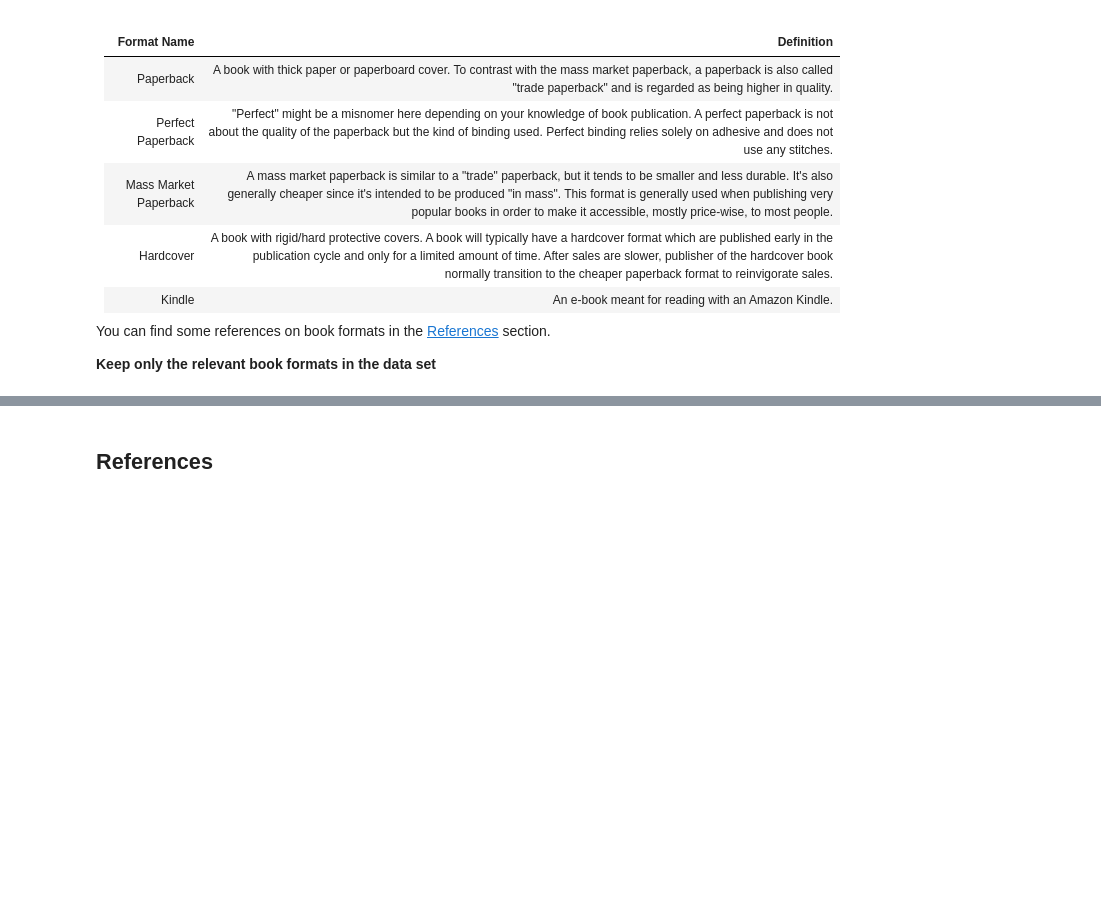
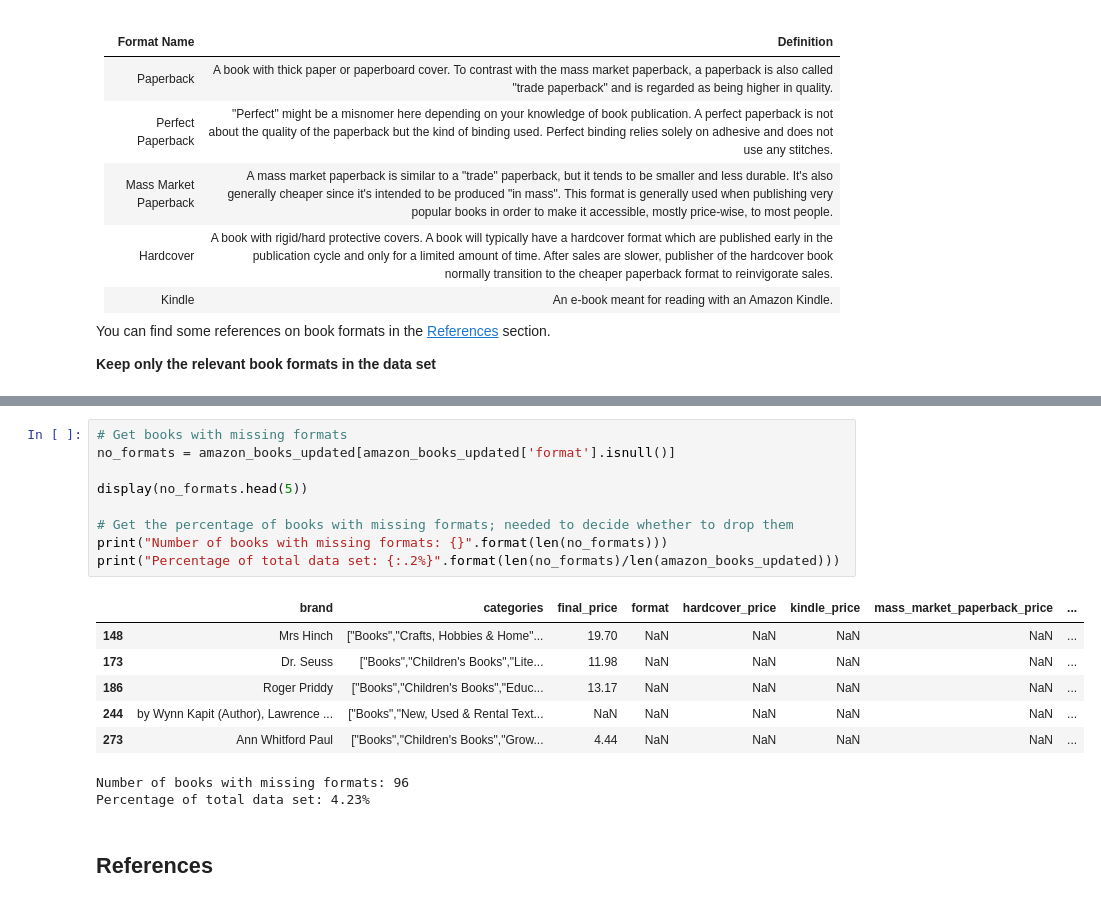
Before and after one commit to wanzulfikri/amazon-bestselling-books-analysis, a Jupyter notebook: Publisher.ipynb, the cells around one changed output, grey strips where cells are left out. Drawn from its saved outputs; the diff is of its cells as text; blank space fills up the shorter version.

Commit message:
Add more thoughts on removing no format books

```diff
--- a/Publisher.ipynb
+++ b/Publisher.ipynb
@@ -434,3 +436,21 @@ It seems that the information from the format column is much richer than the fin
+# %%
+# Get books with missing formats
+no_formats = amazon_books_updated[amazon_books_updated['format'].isnull()]
+
+display(no_formats.head(5))
+
+# Get the percentage of books with missing formats; needed to decide whether to drop them
+print("Number of books with missing formats: {}".format(len(no_formats)))
+print("Percentage of total data set: {:.2%}".format(len(no_formats)/len(amazon_books_updated)))
+# %% [output]
+|  | brand | categories | final_price | format | hardcover_price | kindle_price | mass_market_paperback_price | ... |
+| 148 | Mrs Hinch | ["Books","Crafts, Hobbies & Home"... | 19.70 | NaN | NaN | NaN | NaN | ... |
+| 173 | Dr. Seuss | ["Books","Children's Books","Lite... | 11.98 | NaN | NaN | NaN | NaN | ... |
+| 186 | Roger Priddy | ["Books","Children's Books","Educ... | 13.17 | NaN | NaN | NaN | NaN | ... |
+| 244 | by Wynn Kapit (Author), Lawrence ... | ["Books","New, Used & Rental Text... | NaN | NaN | NaN | NaN | NaN | ... |
+| 273 | Ann Whitford Paul | ["Books","Children's Books","Grow... | 4.44 | NaN | NaN | NaN | NaN | ... |
+Number of books with missing formats: 96
+Percentage of total data set: 4.23%
 # %% [markdown]
 ## References
 # %% [markdown]
```
Also changed, not shown: parts of 2 cells of this notebook.
